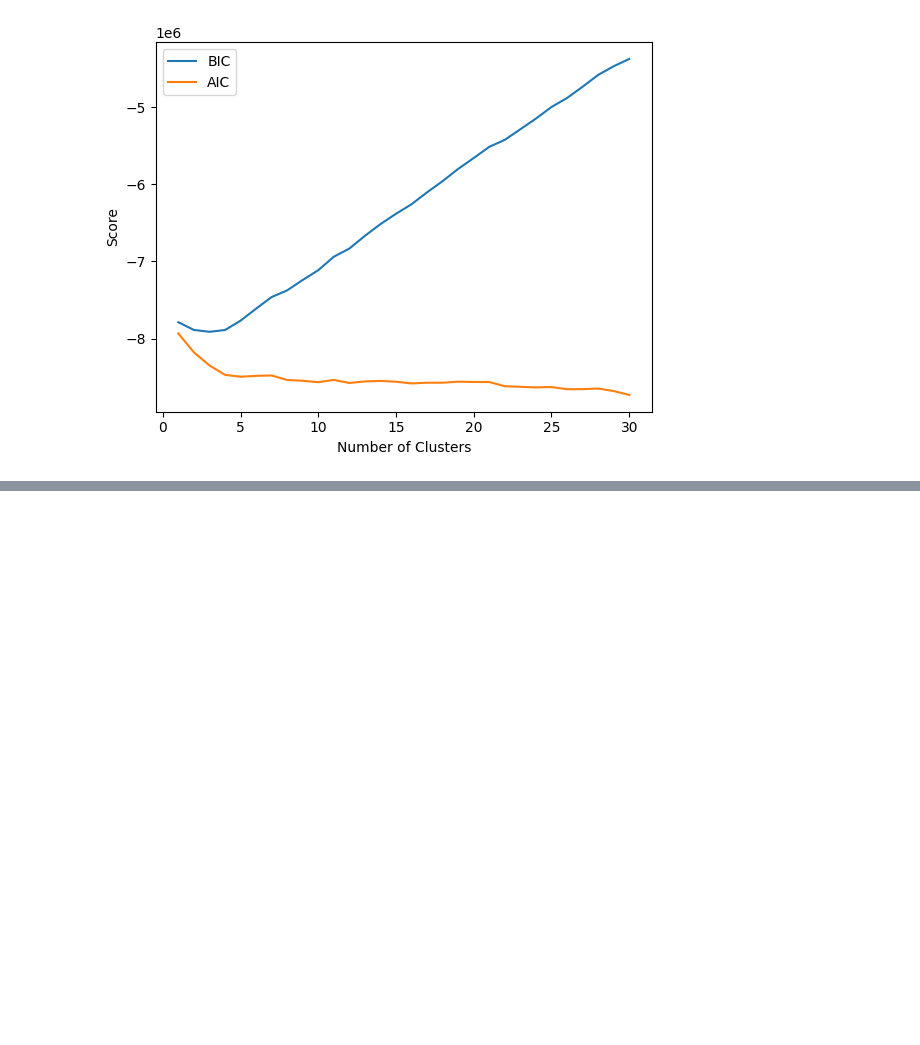
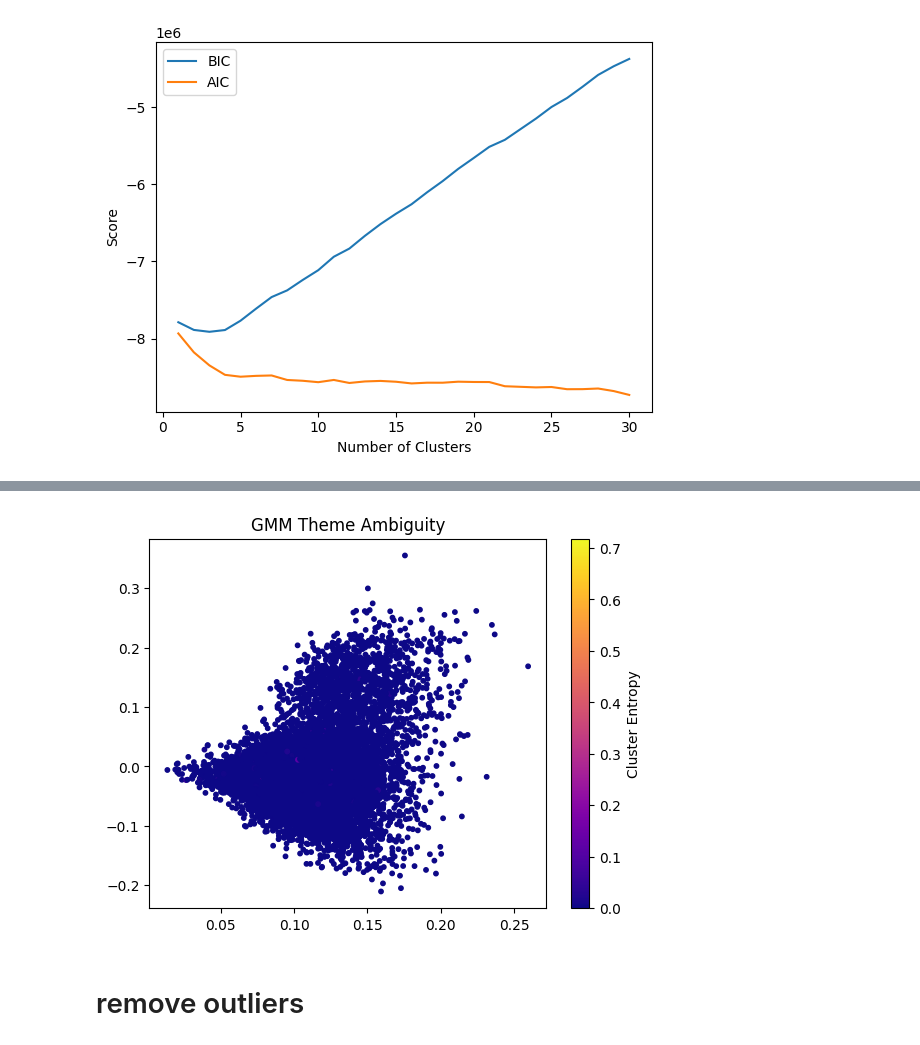
Before and after one commit to Y-awad/Movie-recommendation-system, a Jupyter notebook: moviesystem.ipynb, the cells around one changed output, grey strips where cells are left out. Drawn from its saved outputs; the diff is of its cells as text; code cells hidden in the pictures; blank space fills up the shorter version.

```diff
--- a/moviesystem.ipynb
+++ b/moviesystem.ipynb
@@ -215,0 +256,19 @@ Cluster 9
+# %%
+from scipy.stats import entropy
+
+ent = entropy(probs.T)
+
+plt.scatter(
+    pca_features[:, 0],
+    pca_features[:, 1],
+    c=ent,
+    cmap="plasma",
+    s=10
+)
+plt.colorbar(label="Cluster Entropy")
+plt.title("GMM Theme Ambiguity")
+plt.show()
+# %% [output]
+[figure, added]
+# %% [markdown]
+# remove outliers
```
Also changed, not shown: parts of 16 cells of this notebook.
